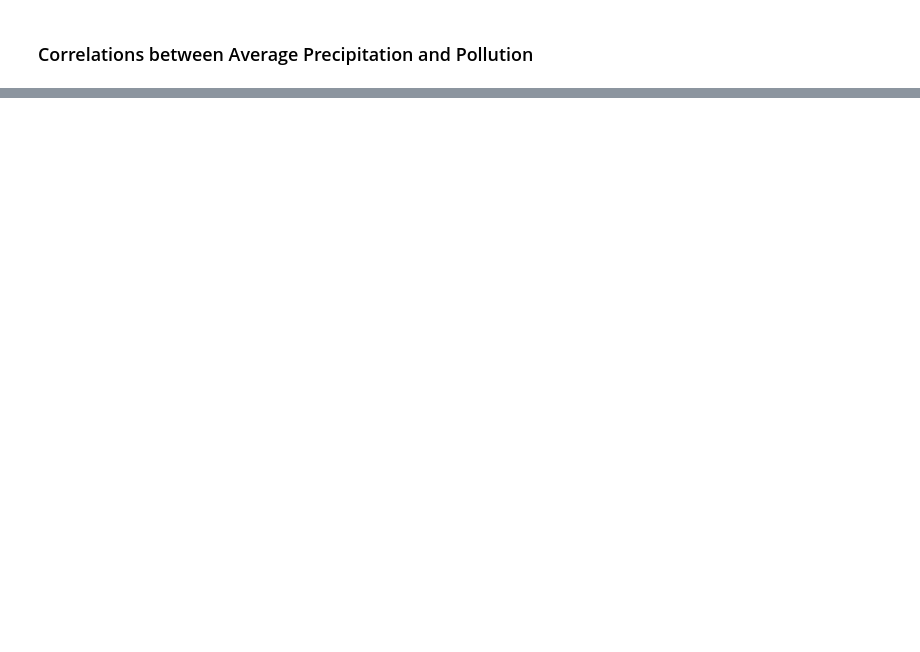
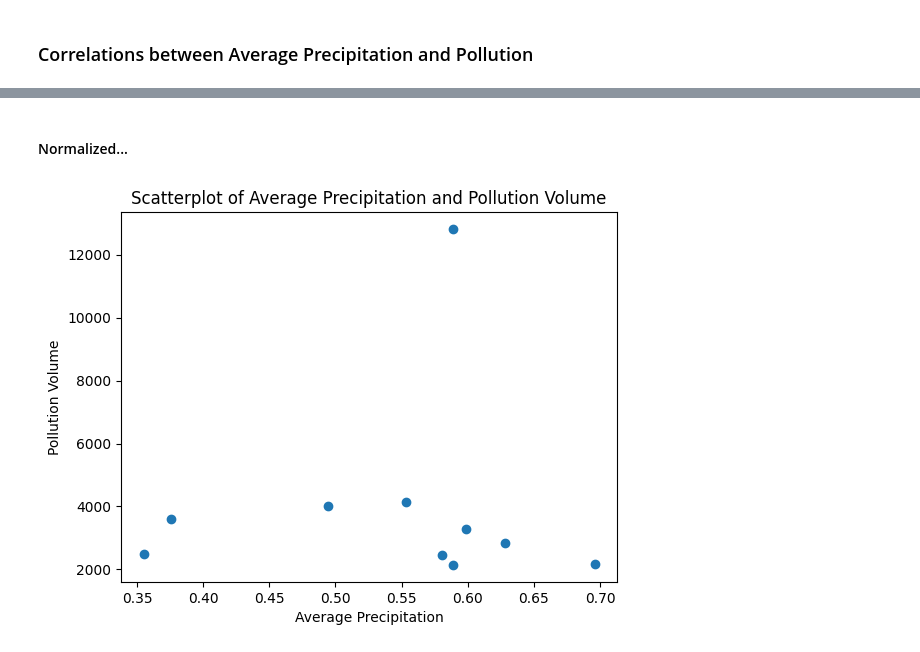
Before and after one commit to lemrob/river_plastic_pollution, a Jupyter notebook: src/EDA.ipynb, the cells around one changed output, grey strips where cells are left out. Cells and saved outputs as stored; diff of their text form; code cells hidden in the pictures; blank space fills up the shorter version.

```diff
--- a/src/EDA.ipynb
+++ b/src/EDA.ipynb
@@ -275,0 +563,11 @@ river_1
+# %% [markdown]
+#### Normalized...
+# %%
+# with normalized precipitation averages
+plt.scatter(average_rain_and_pollution_normalized['avg_precip_river'], average_rain_and_pollution_normalized['pollution_volume'])
+plt.xlabel('Average Precipitation')
+plt.ylabel('Pollution Volume')
+plt.title('Scatterplot of Average Precipitation and Pollution Volume')
+plt.show()
+# %% [output]
+[figure, added]
```
Also changed, not shown: parts of 35 cells of this notebook.
